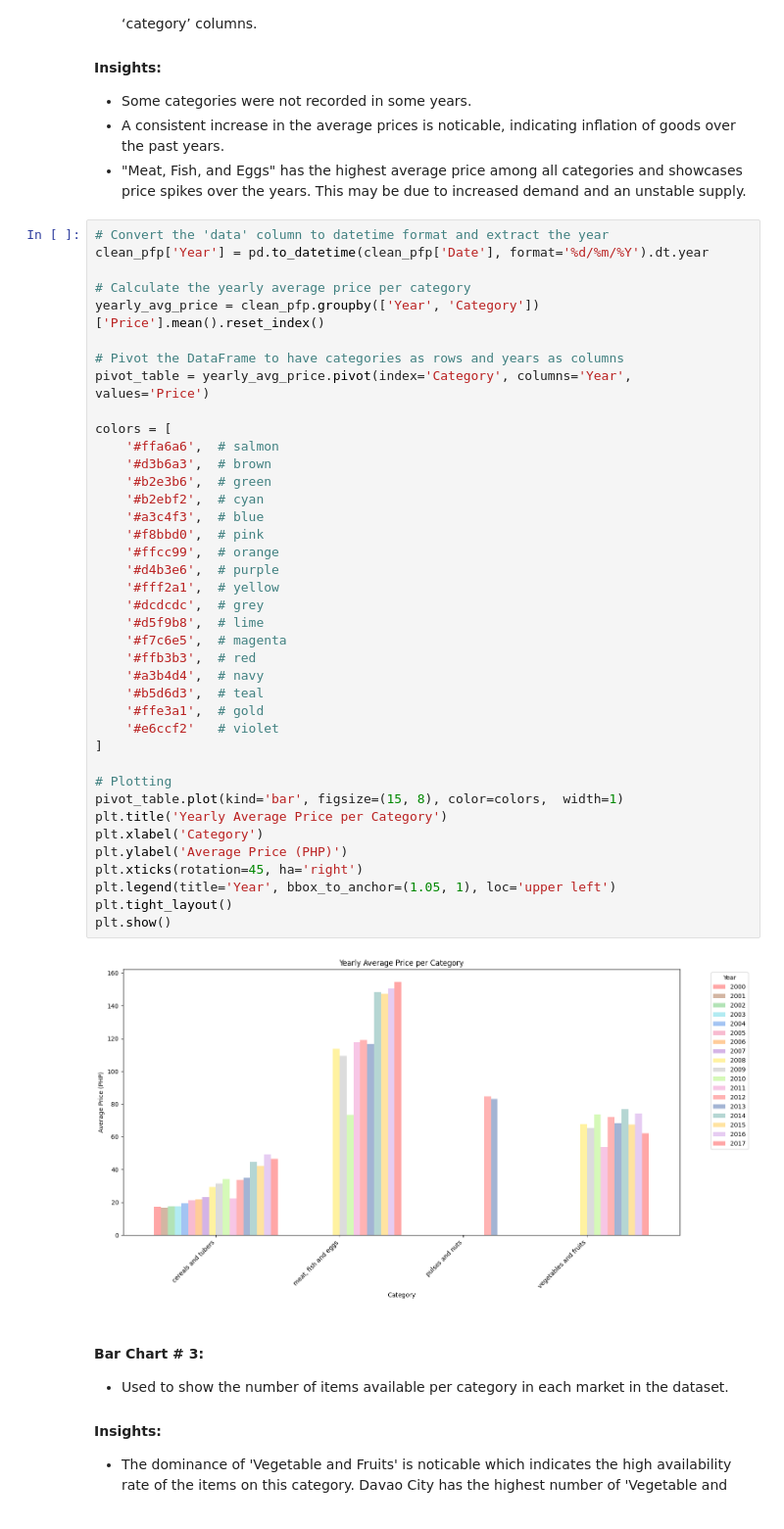
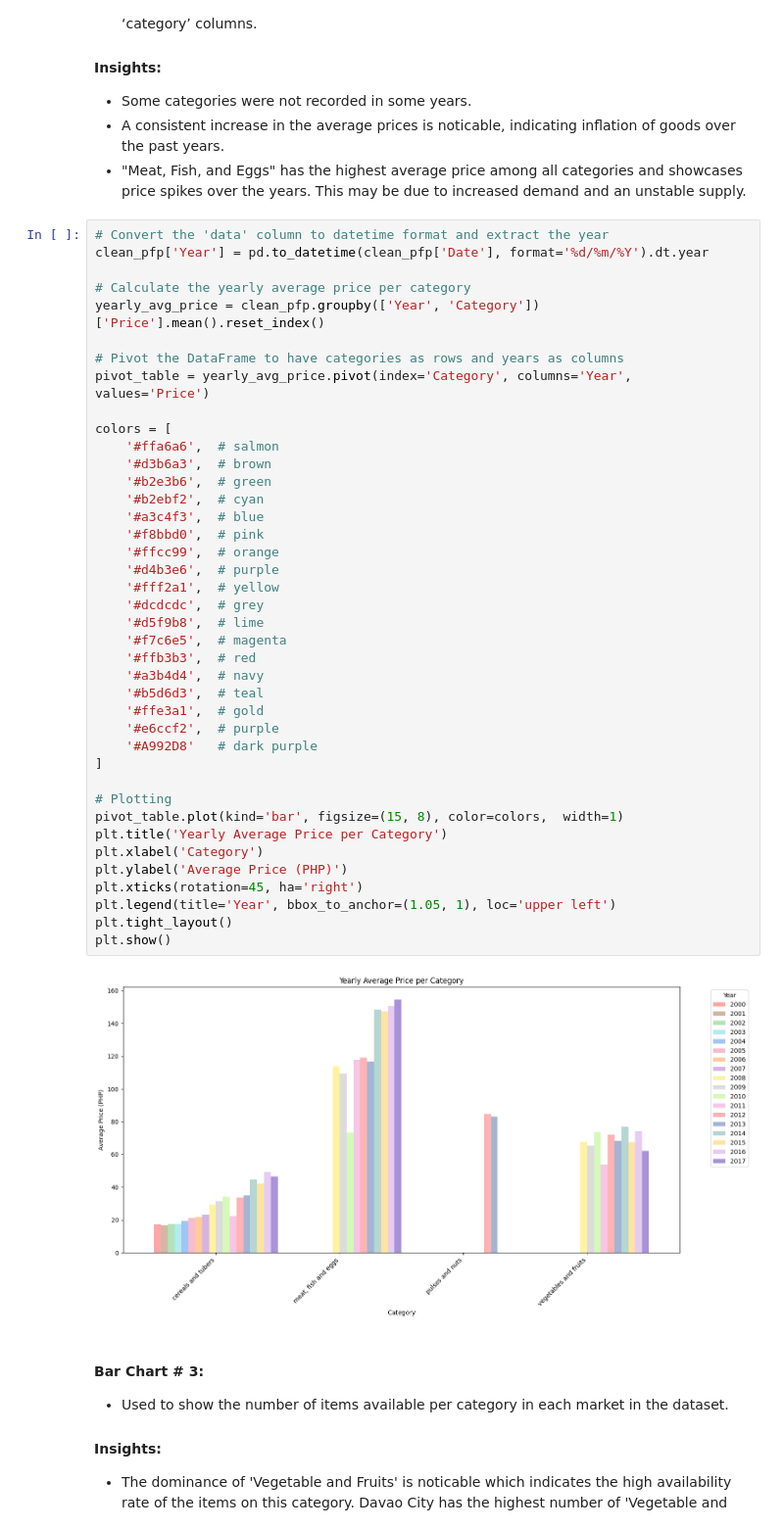
Before and after one commit to KyleZrey/PH-Food-Prices-Analysis, a Jupyter notebook: prelim_data_analysis.ipynb, the cells around one changed output. Shown at 98% size. Saved outputs shown, nothing was run; the diff lists cells and outputs as text.

```diff
--- a/prelim_data_analysis.ipynb
+++ b/prelim_data_analysis.ipynb
@@ -375,35 +375,36 @@ pivot_table = yearly_avg_price.pivot(index='Category', columns='Year', values='P
 
 colors = [
     '#ffa6a6',  # salmon
     '#d3b6a3',  # brown
     '#b2e3b6',  # green
     '#b2ebf2',  # cyan
     '#a3c4f3',  # blue
     '#f8bbd0',  # pink
     '#ffcc99',  # orange
     '#d4b3e6',  # purple
     '#fff2a1',  # yellow
     '#dcdcdc',  # grey
     '#d5f9b8',  # lime
     '#f7c6e5',  # magenta
     '#ffb3b3',  # red
     '#a3b4d4',  # navy
     '#b5d6d3',  # teal
     '#ffe3a1',  # gold
-    '#e6ccf2'   # violet
+    '#e6ccf2',  # purple
+    '#A992D8'   # dark purple
 ]
 
 # Plotting
 pivot_table.plot(kind='bar', figsize=(15, 8), color=colors,  width=1)
 plt.title('Yearly Average Price per Category')
 plt.xlabel('Category')
 plt.ylabel('Average Price (PHP)')
 plt.xticks(rotation=45, ha='right')
 plt.legend(title='Year', bbox_to_anchor=(1.05, 1), loc='upper left')
 plt.tight_layout()
 plt.show()
 # %% [output]
-[figure, old version]
+[figure, new version]
 # %% [markdown]
 #### Bar Chart # 3:
 - Used to show the number of items available per category in each market in the dataset.
```
Also changed, not shown: parts of 8 cells of this notebook.
